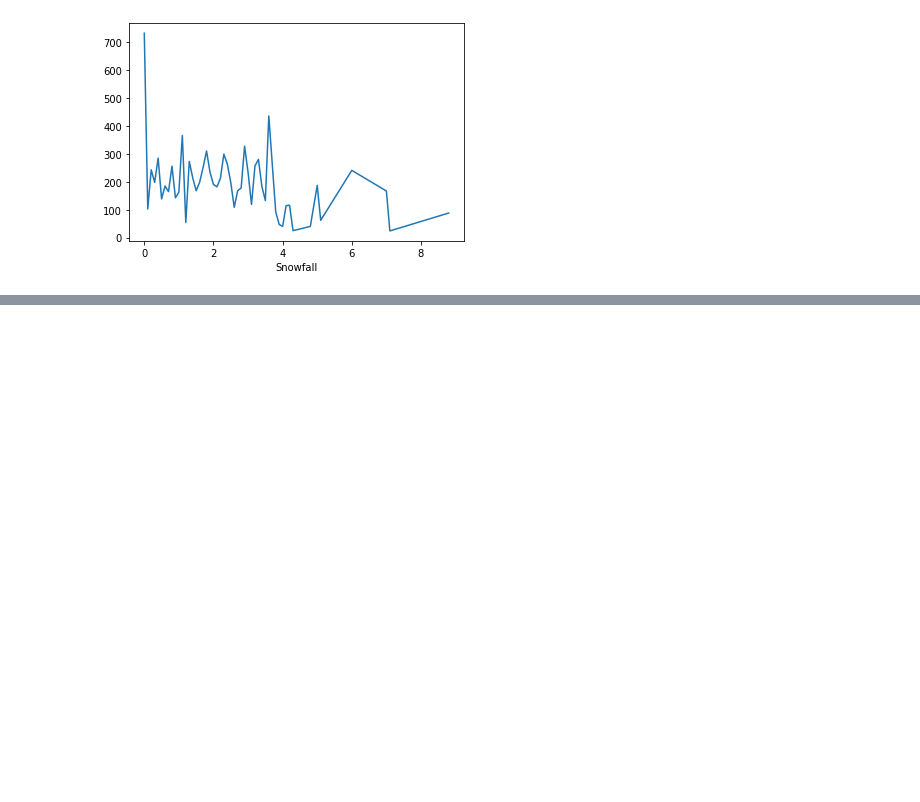
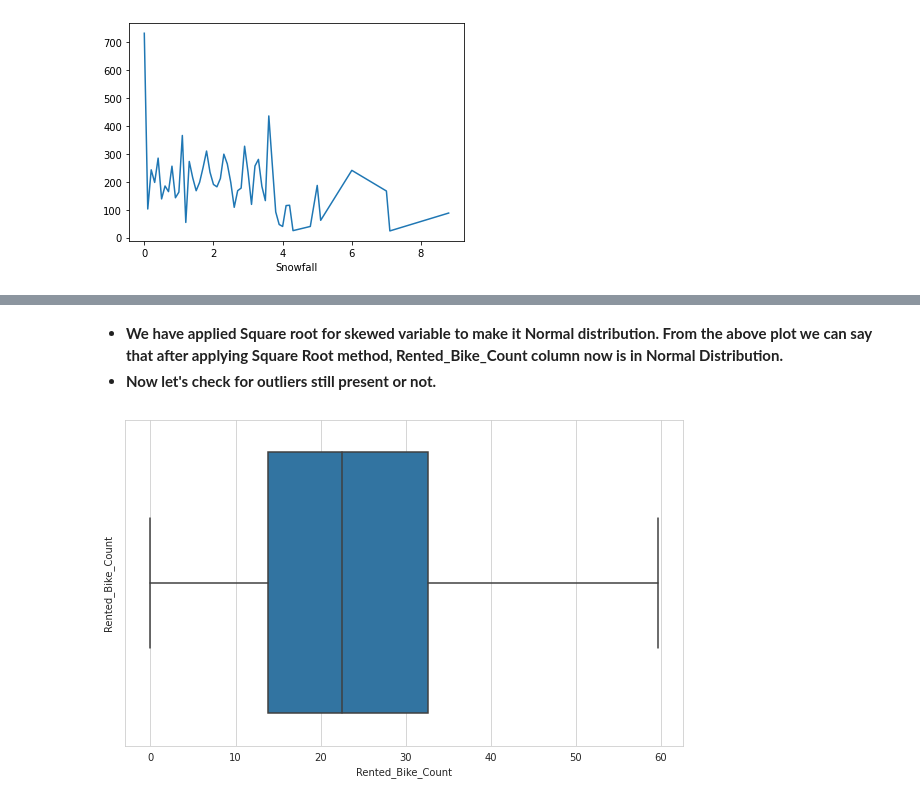
Before and after one commit to kiranahire03/Bike-Linear-Regression, a Jupyter notebook: Seoul_Bike_Sharing_Demand_Prediction.ipynb, the cells around one changed output, grey strips where cells are left out. Cells and saved outputs as stored; diff of their text form; code cells hidden in the pictures; blank space fills up the shorter version.

```diff
--- a/Seoul_Bike_Sharing_Demand_Prediction.ipynb
+++ b/Seoul_Bike_Sharing_Demand_Prediction.ipynb
@@ -526,0 +563,11 @@ bike_df.groupby('Snowfall').mean()['Rented_Bike_Count'].plot()
+# %% [markdown]
+*   **We have applied Square root for skewed variable to make it Normal distribution. From the above plot we can say that after applying Square Root method,  Rented_Bike_Count column now is in Normal Distribution.**
+*   **Now let's check for outliers still present or not.**
+# %%
+#After applying sqrt on Rented Bike Count check wheater we still have outliers
+plt.figure(figsize = (10,6))
+plt.ylabel('Rented_Bike_Count')
+sns.boxplot(x = np.sqrt(bike_df['Rented_Bike_Count'] ))
+plt.show()
+# %% [output]
+[figure, added]
```
Also changed, not shown: parts of 33 cells of this notebook.
